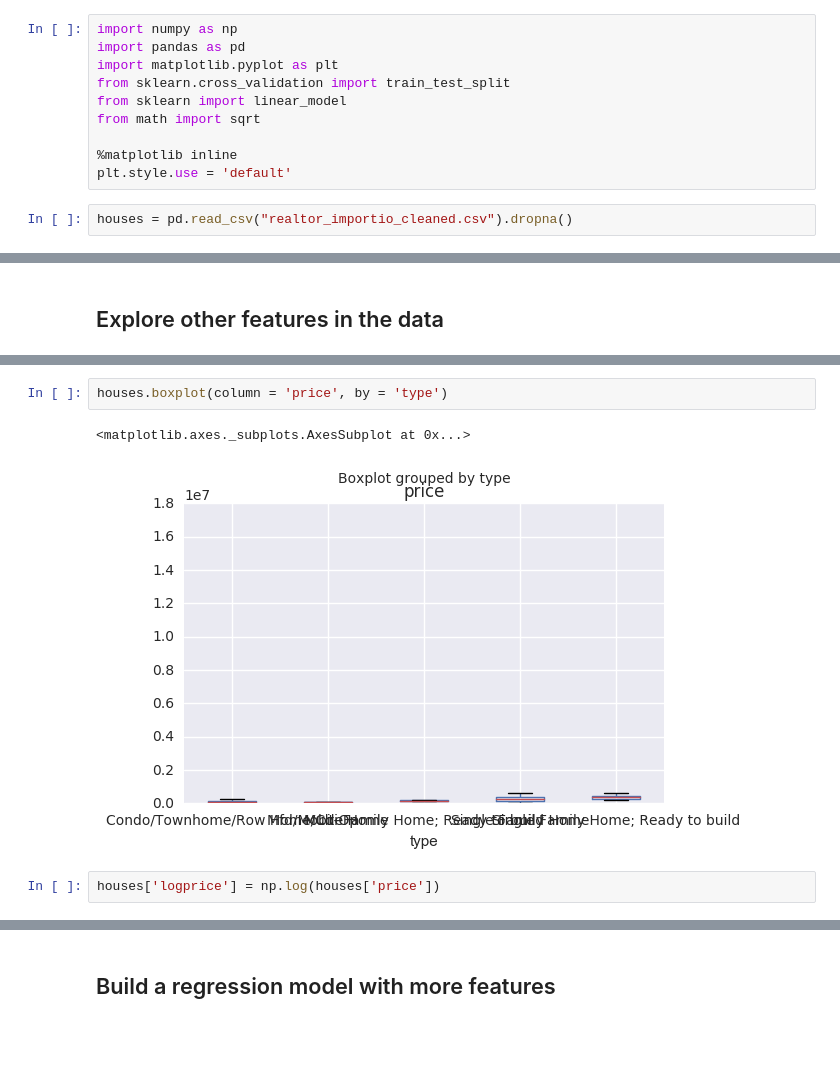
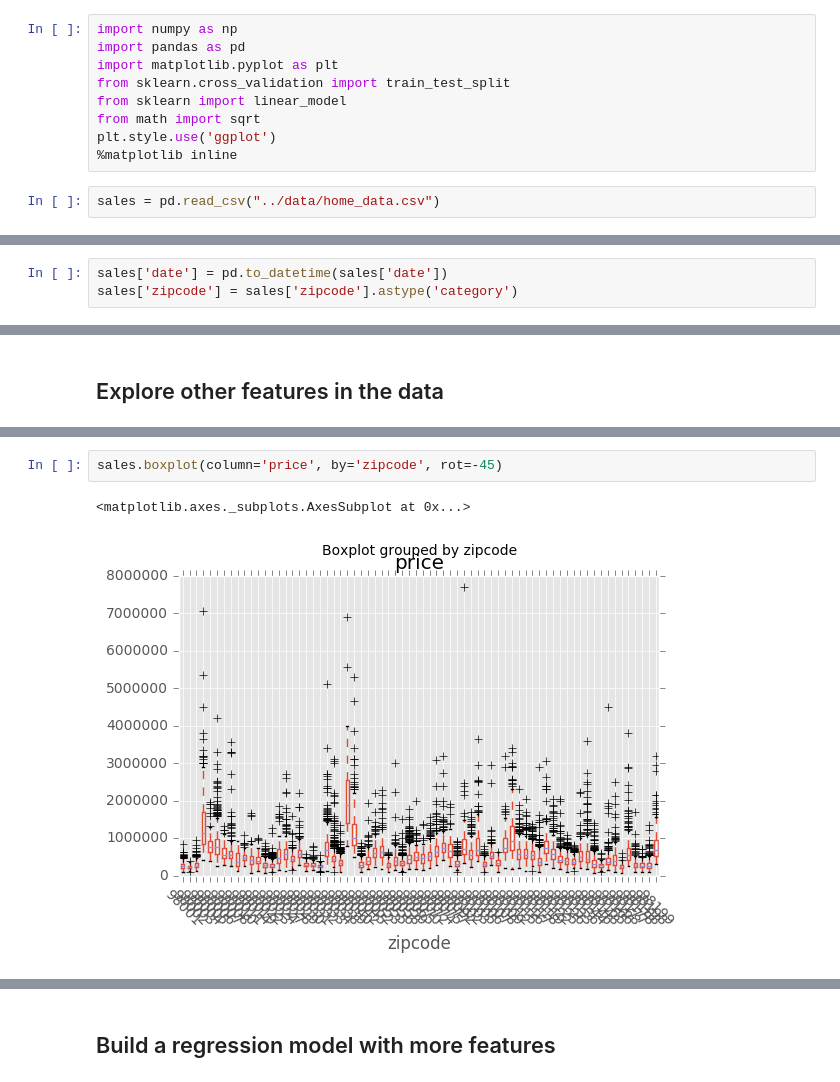
Before and after one commit to Donnyvdm/courses, a Jupyter notebook: Machine Learning Foundations/1 A Case Study Approach/Week 2/Predicting House Prices.ipynb, the cells around one changed output, grey strips where cells are left out. Drawn from its saved outputs; the diff is of its cells as text; blank space fills up the shorter version.

```diff
--- a/Machine Learning Foundations/1 A Case Study Approach/Week 2/Predicting House Prices.ipynb
+++ b/Machine Learning Foundations/1 A Case Study Approach/Week 2/Predicting House Prices.ipynb
@@ -17,8 +12,7 @@ import matplotlib.pyplot as plt
 from sklearn.cross_validation import train_test_split
 from sklearn import linear_model
 from math import sqrt
-
+plt.style.use('ggplot')
 %matplotlib inline
-plt.style.use = 'default'
 # %%
-houses = pd.read_csv("realtor_importio_cleaned.csv").dropna()
+sales = pd.read_csv("../data/home_data.csv")
@@ -33,0 +56,3 @@ houses.head()
+# %%
+sales['date'] = pd.to_datetime(sales['date'])
+sales['zipcode'] = sales['zipcode'].astype('category')
@@ -160,7 +172,5 @@ houses['type'].value_counts().plot(kind='bar')
 # %%
-houses.boxplot(column = 'price', by = 'type')
+sales.boxplot(column='price', by='zipcode', rot=-45)
 # %% [output]
 <matplotlib.axes._subplots.AxesSubplot at 0x...>
-[figure, old version]
+[figure, new version]
-# %%
-houses['logprice'] = np.log(houses['price'])
```
Also changed, not shown: parts of 56 cells of this notebook.
